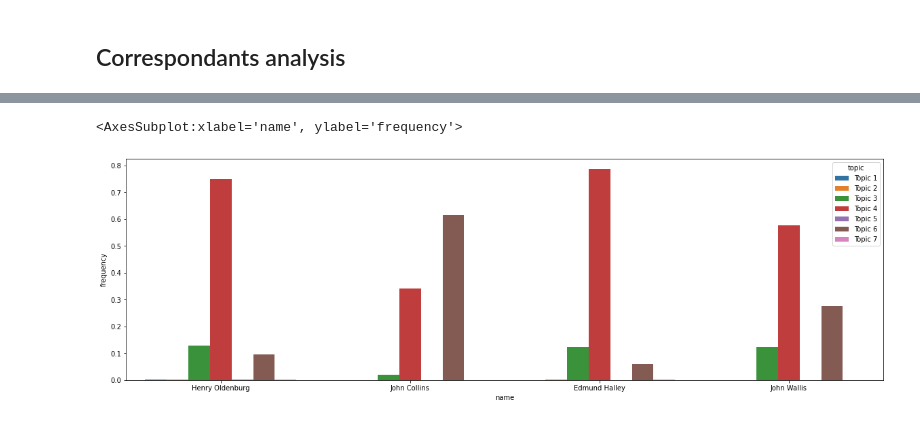
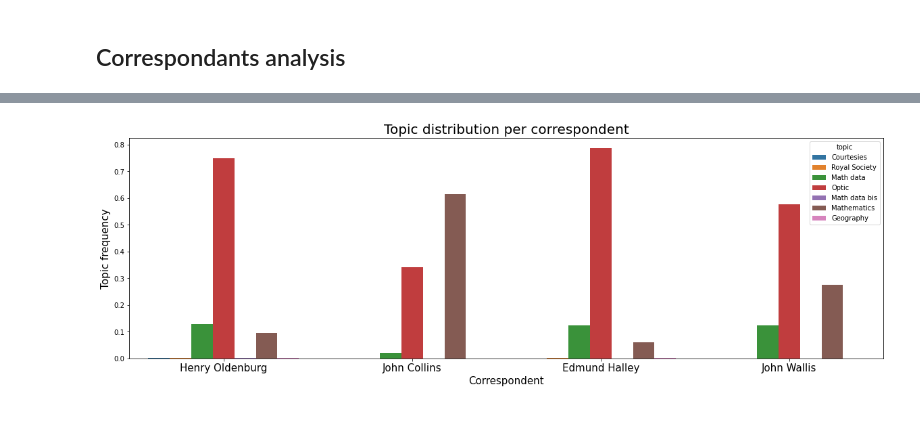
Before and after one commit to JanMaxime/Newton-s-correspondence, a Jupyter notebook: Topic modelling.ipynb, the cells around one changed output, grey strips where cells are left out. Saved outputs shown, nothing was run; the diff lists cells and outputs as text; code cells hidden in the pictures.

```diff
--- a/Topic modelling.ipynb
+++ b/Topic modelling.ipynb
@@ -189,4 +189,5 @@ for name in names:
         for topic in lda.get_document_topics(vector[index]):
             histogram[topic[0]]+= topic[1]
     data[name] = [v/len(correspondence_indices) for v in histogram]
-data = pd.DataFrame.from_dict(data, orient='index', columns=["Topic 1", "Topic 2", "Topic 3", "Topic 4", "Topic 5", "Topic 6", "Topic 7"]).reset_index().rename(columns={"index": "name"})
+data = pd.DataFrame.from_dict(data, orient='index', columns=["Topic 1", "Topic 2", "Topic 3", "Topic 4", "Topic 5", "Topic 6", "Topic 7"]).reset_index().rename(columns={"index": "Name",
+"Topic 1" : "Courtesies", "Topic 2" : "Royal Society","Topic 3" : "Math data","Topic 4" : "Optic","Topic 5" : "Math data bis","Topic 6" : "Mathematics", "Topic 7" : "Geography"})
@@ -201,8 +194,12 @@ data
 # %%
-df = pd.melt(data, id_vars="name", var_name="topic", value_name="frequency")
+df = pd.melt(data, id_vars="Name", var_name="topic", value_name="frequency")
 # %%
 fig, axes = plt.subplots(figsize=(20,6))
-sns.barplot(data=df, x = "name", y = "frequency", hue="topic")
+sns.barplot(data=df, x = "Name", y = "frequency", hue="topic")
+plt.title("Topic distribution per correspondent", fontsize=20)
+plt.xlabel("Correspondent", fontsize=15)
+plt.ylabel("Topic frequency", fontsize=15)
+plt.xticks(size=15)
+plt.show()
 # %% [output]
-<AxesSubplot:xlabel='name', ylabel='frequency'>
-[figure, old version]
+[figure, new version]
```
Also changed, not shown: parts of 2 cells of this notebook, 5 other files.
